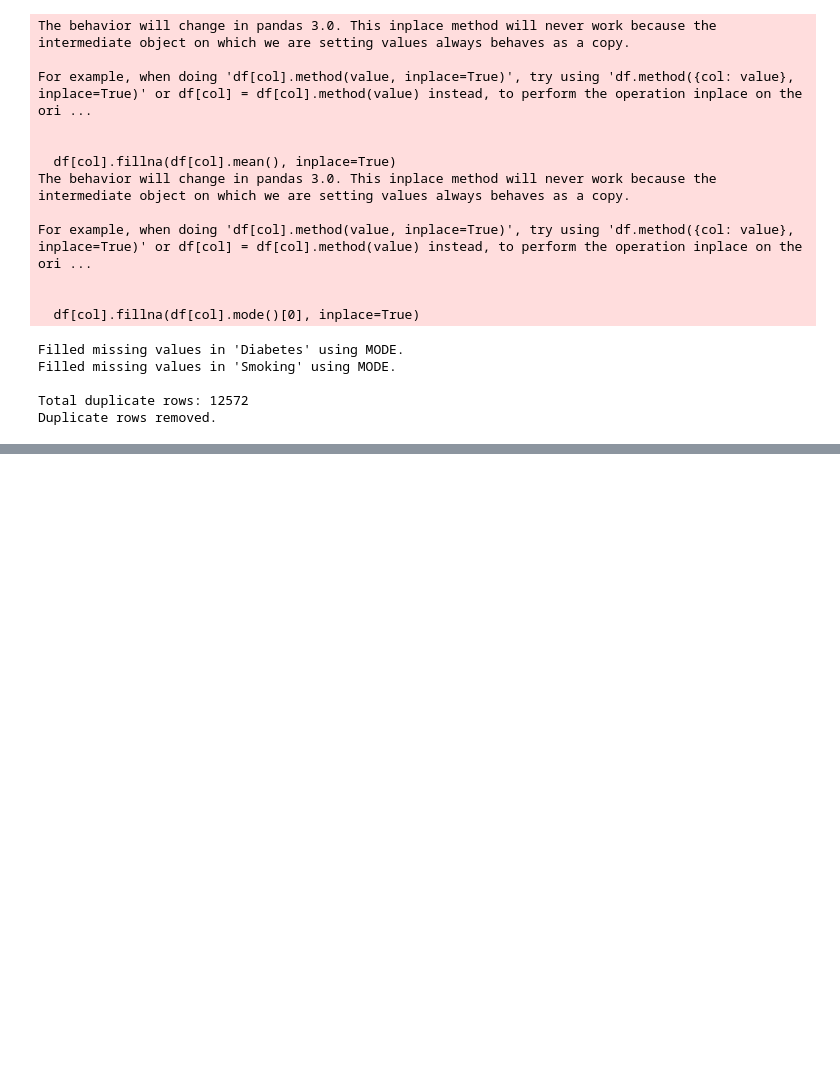
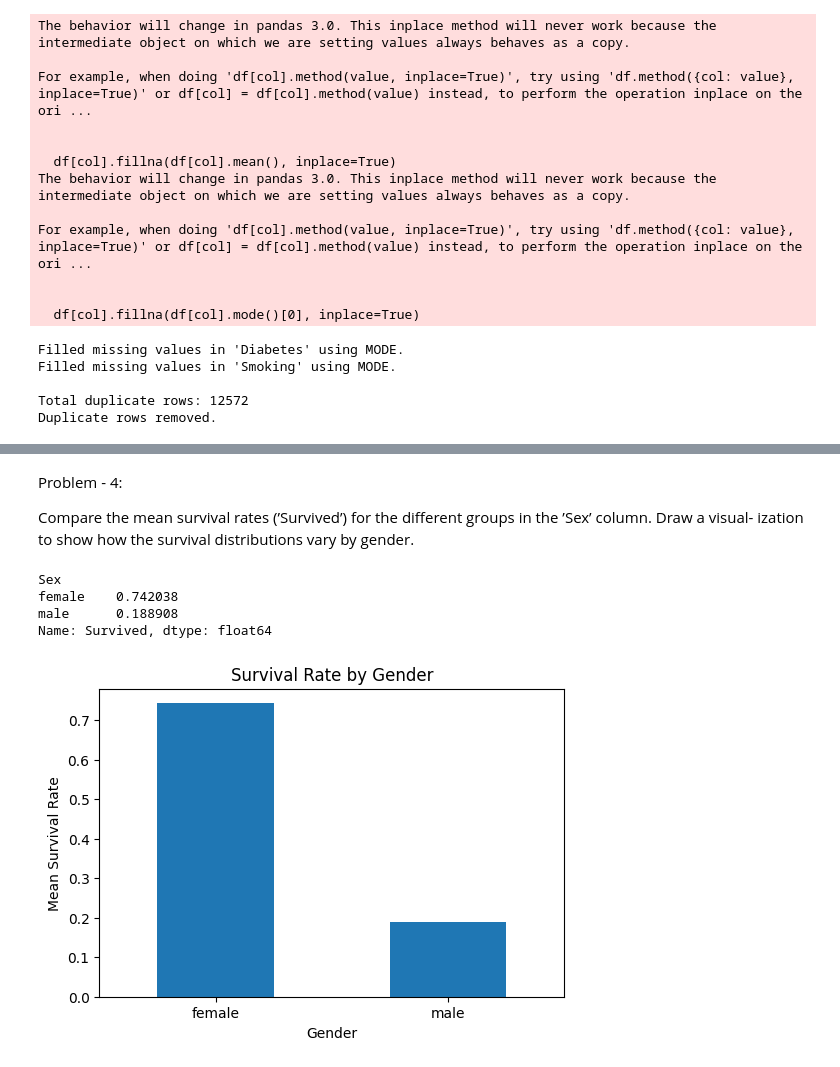
Before and after one commit to Dipesh0987/Concepts-and-Technologies-of-AI, a Jupyter notebook: Dipesh_Kishor_Chhetri_worksheet2.ipynb, the cells around one changed output, grey strips where cells are left out. Drawn from its saved outputs; the diff is of its cells as text; code cells hidden in the pictures; blank space fills up the shorter version.

```diff
--- a/Dipesh_Kishor_Chhetri_worksheet2.ipynb
+++ b/Dipesh_Kishor_Chhetri_worksheet2.ipynb
@@ -171,0 +298,30 @@ Duplicate rows removed.
+# %% [markdown]
+Problem - 4:
+
+Compare the mean survival rates (’Survived’) for the different groups in the ’Sex’ column. Draw a visual-
+ization to show how the survival distributions vary by gender.
+# %%
+import pandas as pd
+import matplotlib.pyplot as plt
+
+# Load dataset
+df = pd.read_csv("/content/drive/MyDrive/Titanic-Dataset.csv")
+
+# Calculate mean survival rate
+mean_survival = df.groupby('Sex')['Survived'].mean()
+print(mean_survival)
+
+# Visualization
+plt.figure(figsize=(6,4))
+mean_survival.plot(kind='bar')
+plt.title("Survival Rate by Gender")
+plt.xlabel("Gender")
+plt.ylabel("Mean Survival Rate")
+plt.xticks(rotation=0)
+plt.show()
+# %% [output]
+Sex
+female    0.742038
+male      0.188908
+Name: Survived, dtype: float64
+[figure, added]
```
Also changed, not shown: parts of 8 cells of this notebook.
